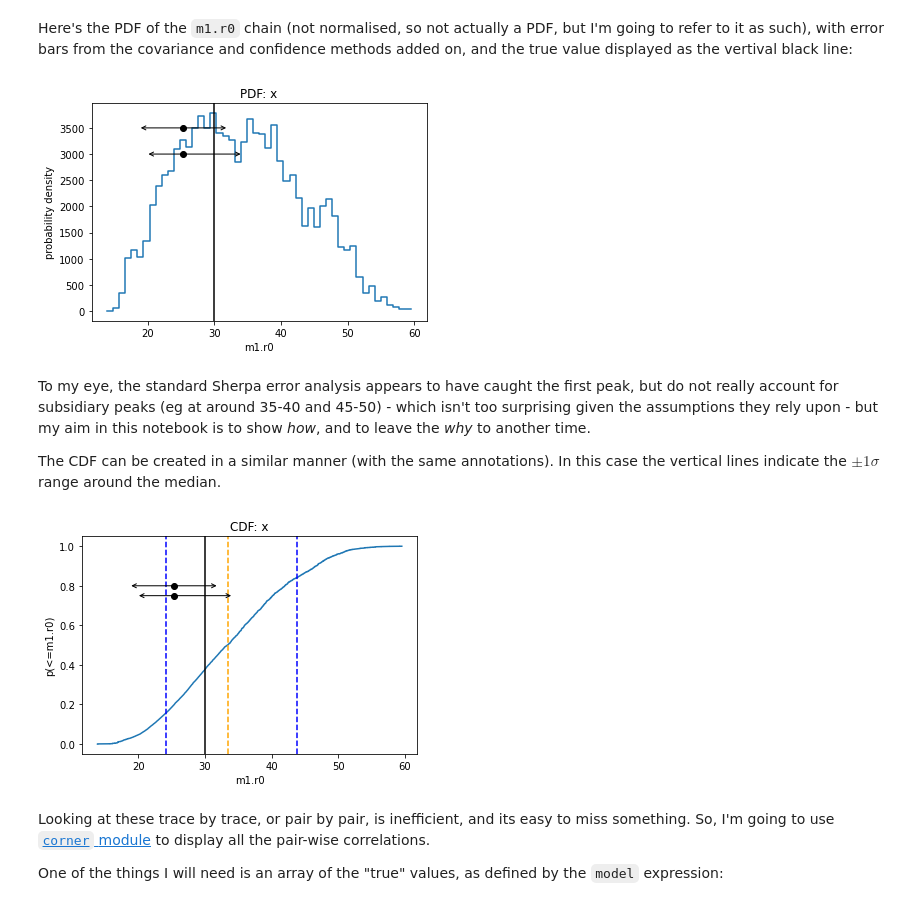
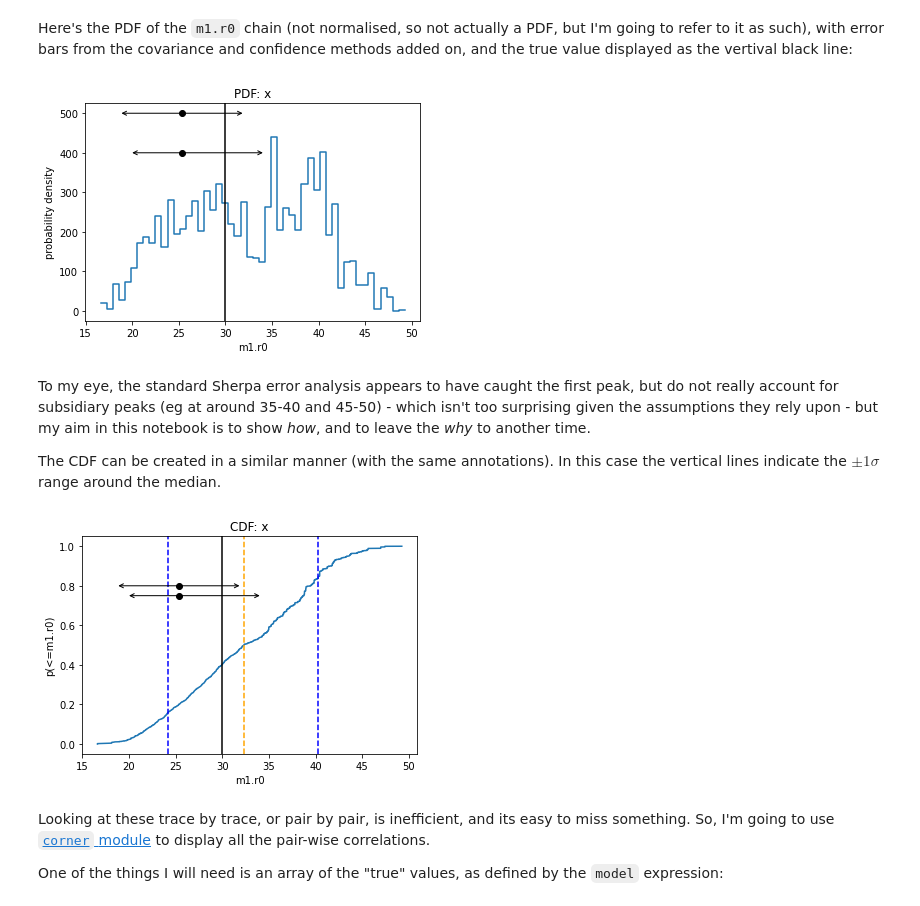
Before and after one commit to DougBurke/sherpa-standalone-notebooks, a Jupyter notebook: 8 simulating and fitting a 2D image (this time with a Bayesian approach).ipynb, the cells around one changed output. Cells and saved outputs as stored; diff of their text form; code cells hidden in the pictures.

```diff
--- a/8 simulating and fitting a 2D image (this time with a Bayesian approach).ipynb
+++ b/8 simulating and fitting a 2D image (this time with a Bayesian approach).ipynb
@@ -327,7 +331,8 @@ mcmc.get_sampler_name()
 # %% [markdown]
 The one thing I do change is the number of iterations (the default is 1000), to quite a large number, so this step takes a while to complete:
 # %%
-niter = 100000
+# niter = 100000   # this
+niter = 10000
 draws = mcmc.get_draws(f, covar_res.extra_output, niter=niter)
 # %% [output]
 Using Priors:
@@ -482,26 +487,26 @@ Here's the PDF of the `m1.r0` chain (not normalised, so not actually a PDF, but
 # %%
 pdf = PDFPlot()
 pdf.prepare(pars[0, burnin:], 50, False, 'm1.r0')
 pdf.plot()
 
 # the true value, as a black line
 plt.axvline(cpt1.r0.val, color='k')
 
 def add_errorbar(errs, idx, y):
     """Add an error bar using index idx of the error structure errs."""
 
     loval = errs.parvals[idx] + errs.parmins[idx]
     hival = errs.parvals[idx] + errs.parmaxes[idx]
 
     plt.annotate('', (loval, y), (hival, y),
                  arrowprops={'arrowstyle': '<->'})
     plt.plot([covar_res.parvals[idx]], [y], 'ok')
 
 # add on the error ranges from covariance and confidence analysis
-add_errorbar(covar_res, 0, 3500)
-add_errorbar(conf_res, 0, 3000)
+add_errorbar(covar_res, 0, 500)
+add_errorbar(conf_res, 0, 400)
 # %% [output]
-[figure, old version]
+[figure, new version]
 # %% [markdown]
 To my eye, the standard Sherpa error analysis appears to have caught the first peak, but do not really account for subsidiary peaks (eg at around 35-40 and 45-50) - which isn't too surprising given the assumptions they rely upon - but my aim in this notebook is to show *how*, and to leave the *why* to another time.
 
@@ -515,7 +520,7 @@ plt.axvline(cpt1.r0.val, color='k')
 add_errorbar(covar_res, 0, 0.8)
 add_errorbar(conf_res, 0, 0.75)
 # %% [output]
-[figure, old version]
+[figure, new version]
 # %% [markdown]
 Looking at these trace by trace, or pair by pair, is inefficient, and its easy to
 miss something. So, I'm going to use [`corner` module](https://github.com/dfm/corner.py)
```
Also changed, not shown: parts of 17 cells of this notebook, 11 other files.
